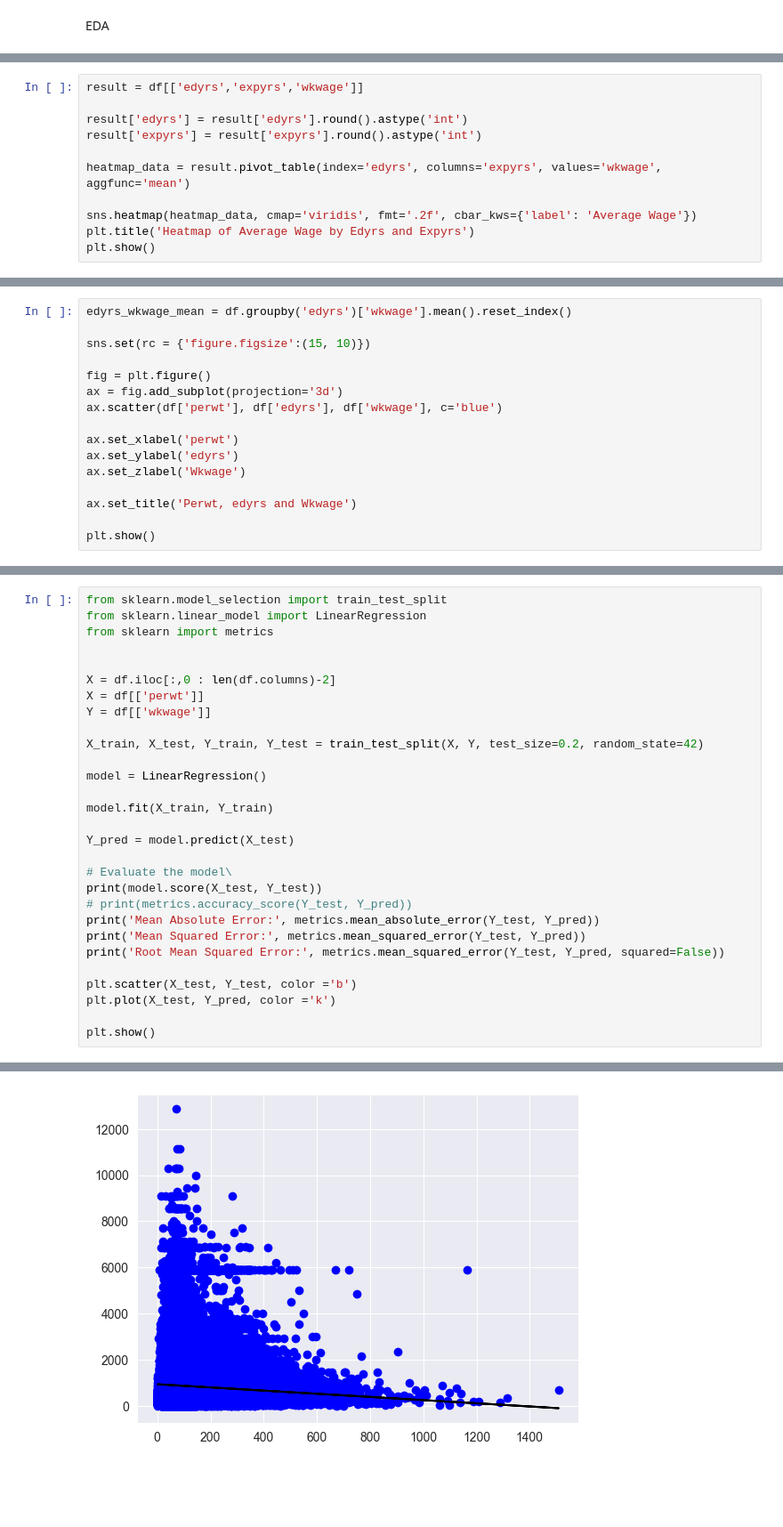
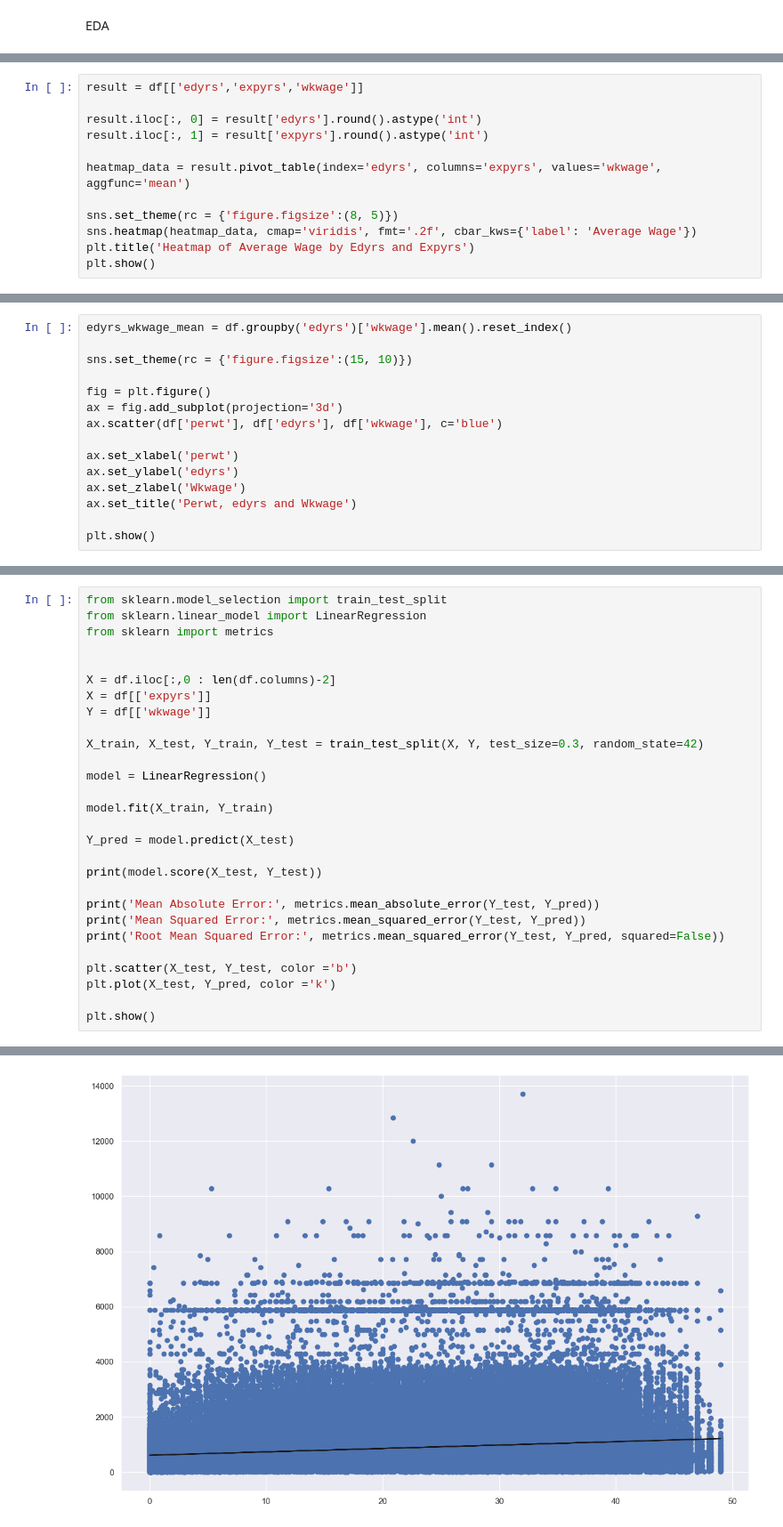
Before and after one commit to Somewhat-Coder/Microwages-ML, a Jupyter notebook: main.ipynb, the cells around one changed output, grey strips where cells are left out. Shown at 89% size. Drawn from its saved outputs; the diff is of its cells as text; blank space fills up the shorter version.

```diff
--- a/main.ipynb
+++ b/main.ipynb
@@ -194,11 +183,12 @@ Text(0.5, 1.0, 'Salaries of Males and Females in their region')
 # %%
 result = df[['edyrs','expyrs','wkwage']]
 
-result['edyrs'] = result['edyrs'].round().astype('int')
-result['expyrs'] = result['expyrs'].round().astype('int')
+result.iloc[:, 0] = result['edyrs'].round().astype('int')
+result.iloc[:, 1] = result['expyrs'].round().astype('int')
 
 heatmap_data = result.pivot_table(index='edyrs', columns='expyrs', values='wkwage', aggfunc='mean')
 
+sns.set_theme(rc = {'figure.figsize':(8, 5)})
 sns.heatmap(heatmap_data, cmap='viridis', fmt='.2f', cbar_kws={'label': 'Average Wage'})
 plt.title('Heatmap of Average Wage by Edyrs and Expyrs')
 plt.show()
@@ -217,7 +197,7 @@ See the caveats in the documentation: https://pandas.pydata.org/pandas-docs/stab
 # %%
 edyrs_wkwage_mean = df.groupby('edyrs')['wkwage'].mean().reset_index()
 
-sns.set(rc = {'figure.figsize':(15, 10)})
+sns.set_theme(rc = {'figure.figsize':(15, 10)})
 
 fig = plt.figure()
 ax = fig.add_subplot(projection='3d')
@@ -226,7 +206,6 @@ ax.scatter(df['perwt'], df['edyrs'], df['wkwage'], c='blue')
 ax.set_xlabel('perwt')
 ax.set_ylabel('edyrs')
 ax.set_zlabel('Wkwage')
-
 ax.set_title('Perwt, edyrs and Wkwage')
 
 plt.show()
@@ -260,10 +255,10 @@ from sklearn import metrics
 
 
 X = df.iloc[:,0 : len(df.columns)-2]
-X = df[['perwt']]
+X = df[['expyrs']]
 Y = df[['wkwage']]
 
-X_train, X_test, Y_train, Y_test = train_test_split(X, Y, test_size=0.2, random_state=42)
+X_train, X_test, Y_train, Y_test = train_test_split(X, Y, test_size=0.3, random_state=42)
 
 model = LinearRegression()
 
@@ -271,9 +266,8 @@ model.fit(X_train, Y_train)
 
 Y_pred = model.predict(X_test)
 
-# Evaluate the model\
 print(model.score(X_test, Y_test))
-# print(metrics.accuracy_score(Y_test, Y_pred))
+
 print('Mean Absolute Error:', metrics.mean_absolute_error(Y_test, Y_pred))
 print('Mean Squared Error:', metrics.mean_squared_error(Y_test, Y_pred))
 print('Root Mean Squared Error:', metrics.mean_squared_error(Y_test, Y_pred, squared=False))
@@ -290 +284 @@ Root Mean Squared Error: 869.3909861163999
-[figure, old version]
+[figure, new version]
```
Also changed, not shown: parts of 11 cells of this notebook.
